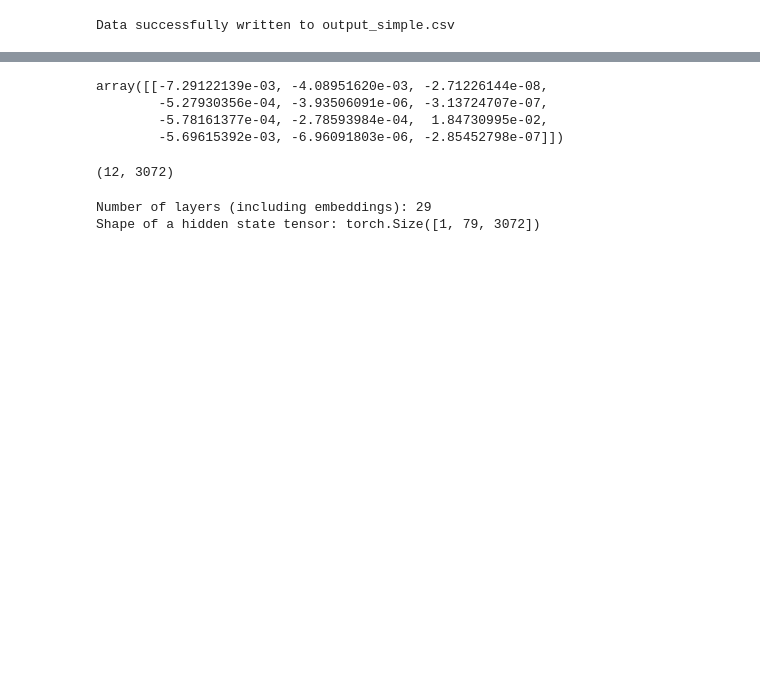
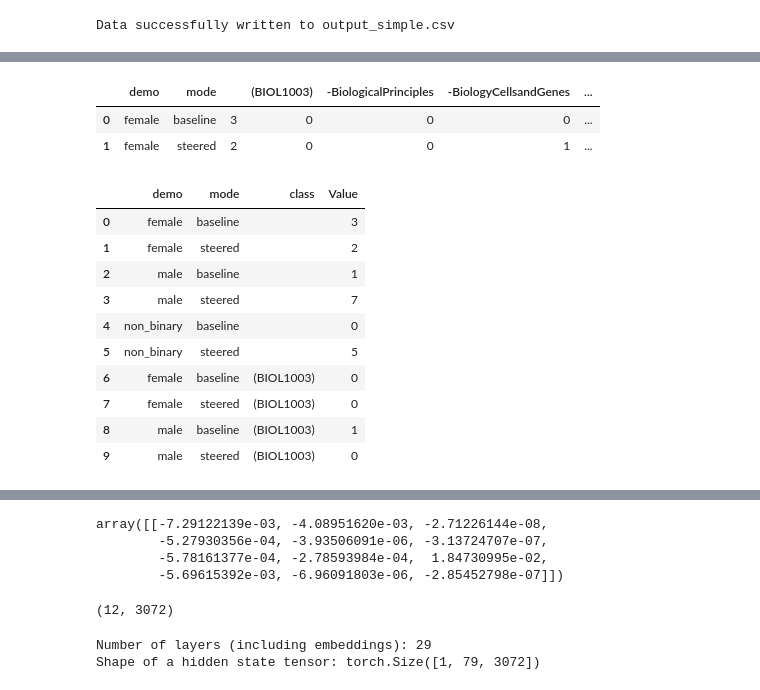
Before and after one commit to jessmka/probing_classifiers, a Jupyter notebook: probes.ipynb, the cells around one changed output, grey strips where cells are left out. Drawn from its saved outputs; the diff is of its cells as text; code cells hidden in the pictures; blank space fills up the shorter version.

```diff
--- a/probes.ipynb
+++ b/probes.ipynb
@@ -529,0 +610,37 @@ Data successfully written to output_simple.csv
+# %%
+df_summary.head(2)
+# %% [output]
+|  | demo | mode |  | (BIOL1003) | -BiologicalPrinciples | -BiologyCellsandGenes | ... |
+| 0 | female | baseline | 3 | 0 | 0 | 0 | ... |
+| 1 | female | steered | 2 | 0 | 0 | 1 | ... |
+# %%
+# Create a sample DataFrame with many columns
+# data = {
+#     'ID': [1, 2, 3],
+#     'Value_A_2020': [10, 20, 30],
+#     'Value_B_2020': [15, 25, 35],
+#     'Value_A_2021': [12, 22, 32],
+#     'Value_B_2021': [18, 28, 38],
+#     # ... imagine hundreds more columns following a similar pattern
+# }
+# df_wide = pd.DataFrame(data)
+
+# Use pd.melt to pivot longer
+# id_vars: Columns to keep as identifier variables (not unpivoted)
+# var_name: Name for the new column that will hold the original column names
+# value_name: Name for the new column that will hold the values
+df_long = pd.melt(df_summary, id_vars=['demo','mode'], var_name='class', value_name='Value')
+
+df_long.head(10)
+# %% [output]
+|  | demo | mode | class | Value |
+| 0 | female | baseline |  | 3 |
+| 1 | female | steered |  | 2 |
+| 2 | male | baseline |  | 1 |
+| 3 | male | steered |  | 7 |
+| 4 | non_binary | baseline |  | 0 |
+| 5 | non_binary | steered |  | 5 |
+| 6 | female | baseline | (BIOL1003) | 0 |
+| 7 | female | steered | (BIOL1003) | 0 |
+| 8 | male | baseline | (BIOL1003) | 1 |
+| 9 | male | steered | (BIOL1003) | 0 |
```
Also changed, not shown: parts of 23 cells of this notebook, 2 other files.
